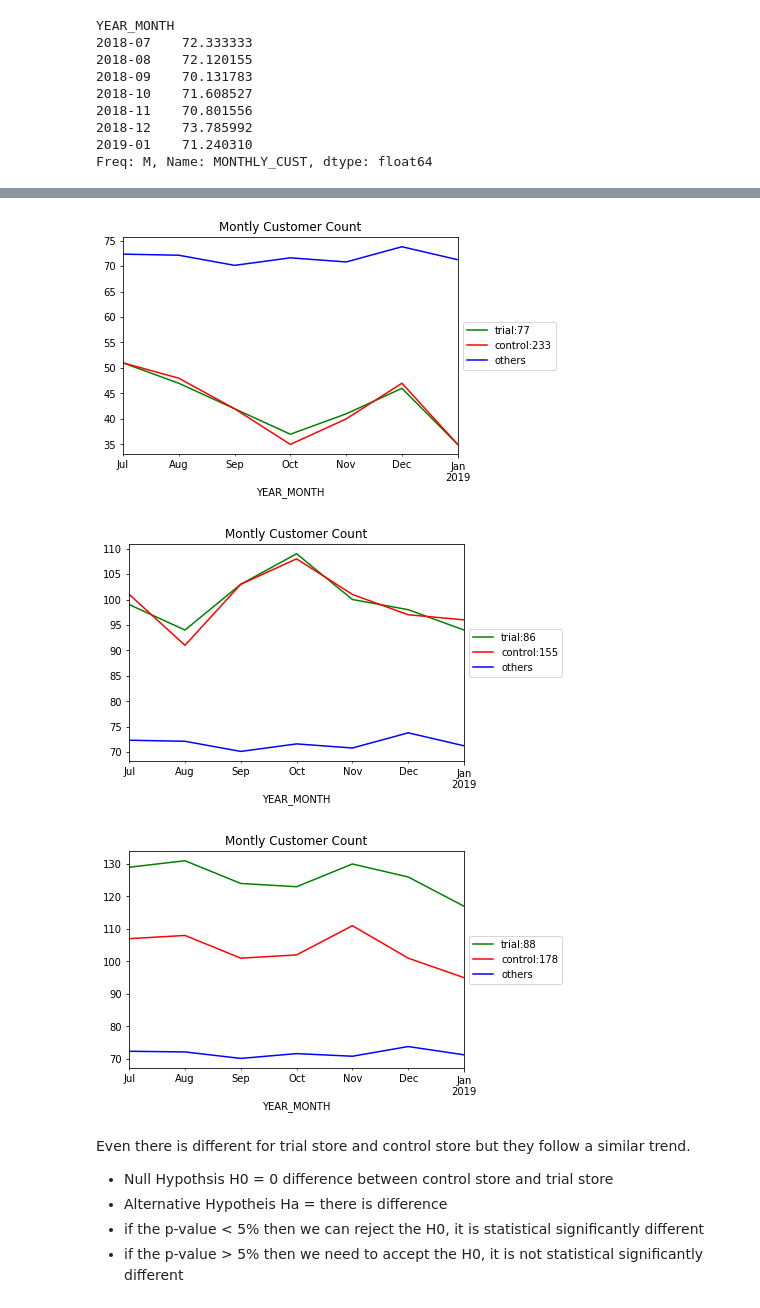
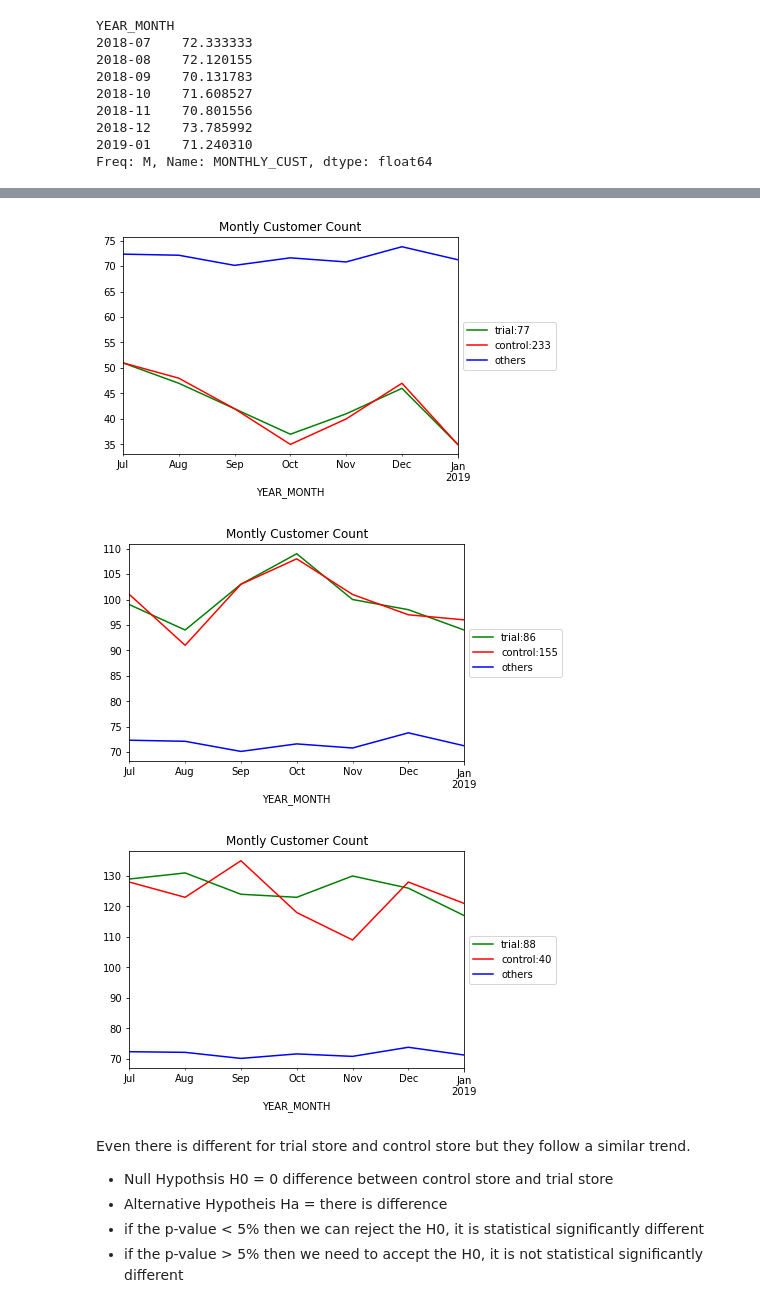
Before and after one commit to weekysui/AB-Testing, a Jupyter notebook: AB Testing.ipynb, the cells around one changed output, grey strips where cells are left out. Drawn from its saved outputs; the diff is of its cells as text; code cells hidden in the pictures.

```diff
--- a/AB Testing.ipynb
+++ b/AB Testing.ipynb
@@ -233,11 +235,11 @@ compare_corr(88,178,"Montly Salse",'MONTHLY_SALES',others_sales)
 # %%
 compare_corr(77,233,"Montly Customer Count",'MONTHLY_CUST',other_cust)
 compare_corr(86,155,"Montly Customer Count",'MONTHLY_CUST',other_cust)
-compare_corr(88,178,"Montly Customer Count",'MONTHLY_CUST',other_cust)
+compare_corr(88,40,"Montly Customer Count",'MONTHLY_CUST',other_cust)
 # %% [output]
 [figure]
 [figure]
-[figure, old version]
+[figure, new version]
 # %% [markdown]
 Even there is different for trial store and control store but they follow a similar trend.
 - Null Hypothsis H0 = 0 difference between control store and trial store
```
Also changed, not shown: parts of 8 cells of this notebook.
